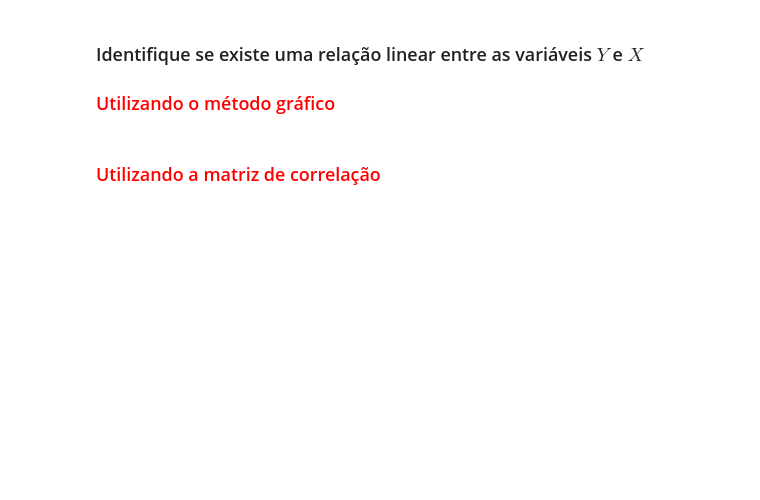
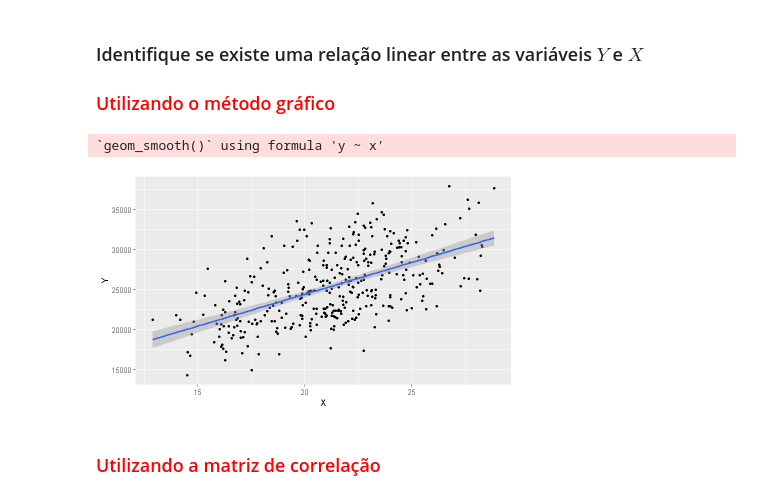
Before and after one commit to Jeidsan/estatistica-com-r, a Jupyter notebook: 4. Estatística com R - correlação e regressão/4. Exercícios.ipynb, the cells around one changed output. Cells and saved outputs as stored; diff of their text form; code cells hidden in the pictures; blank space fills up the shorter version.

```diff
--- a/4. Estatística com R - correlação e regressão/4. Exercícios.ipynb
+++ b/4. Estatística com R - correlação e regressão/4. Exercícios.ipynb
@@ -39,5 +89,12 @@ Os dados (amostra) foram coletados em São Paulo - Brasil, em uma área universi
 # %% [markdown]
 ### Identifique se existe uma relação linear entre as variáveis $Y$ e $X$
 ### <font color='red'>Utilizando o método gráfico</font>
+# %%
+ggplot(dados, aes(x = X, y = Y)) +
+    geom_point(size = 1.5, stroke = 0) +
+    geom_smooth(method = lm)
+# %% [output]
+`geom_smooth()` using formula 'y ~ x'
+[figure, added]
 # %% [markdown]
 ### <font color='red'>Utilizando a matriz de correlação</font>
```
Also changed, not shown: parts of 22 cells of this notebook.
